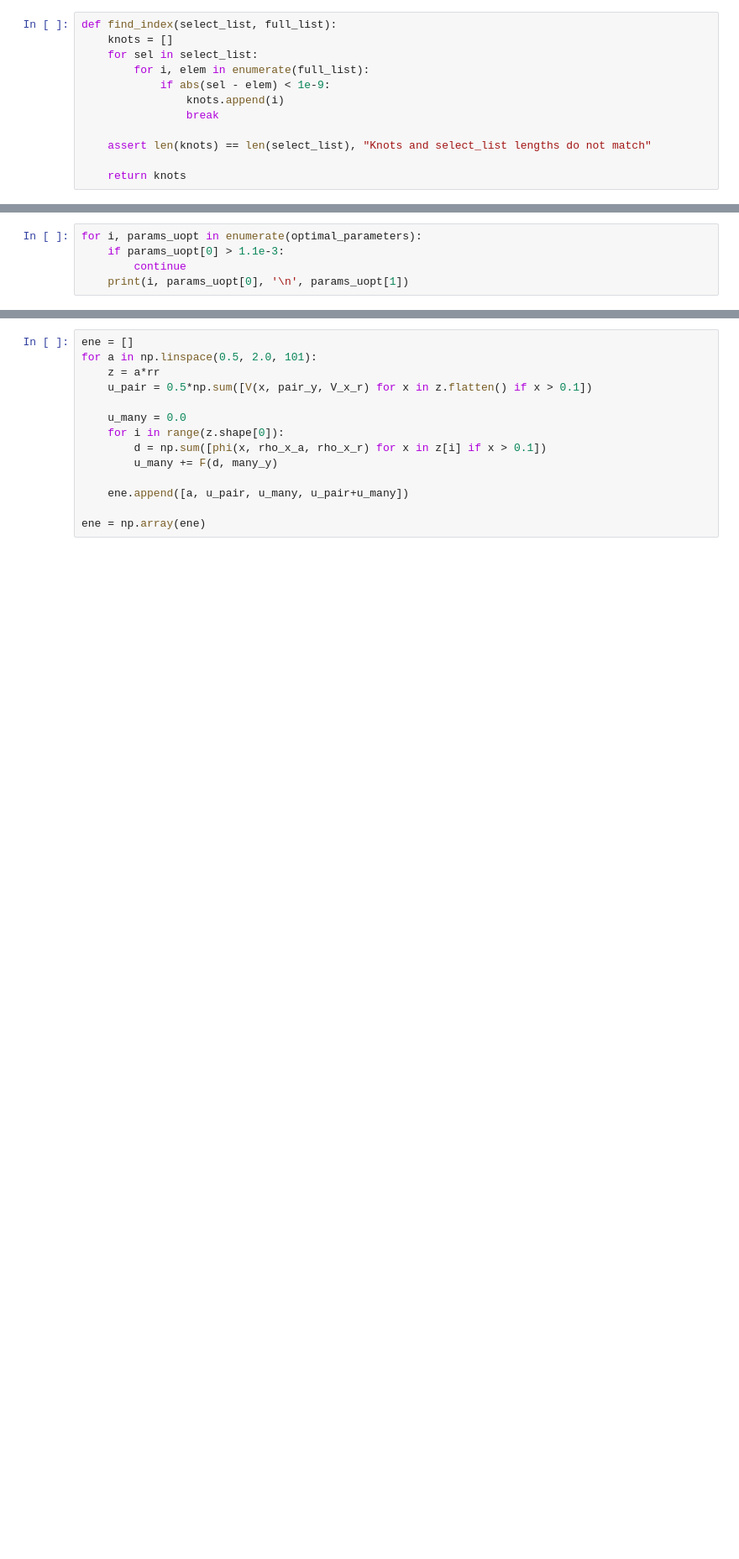
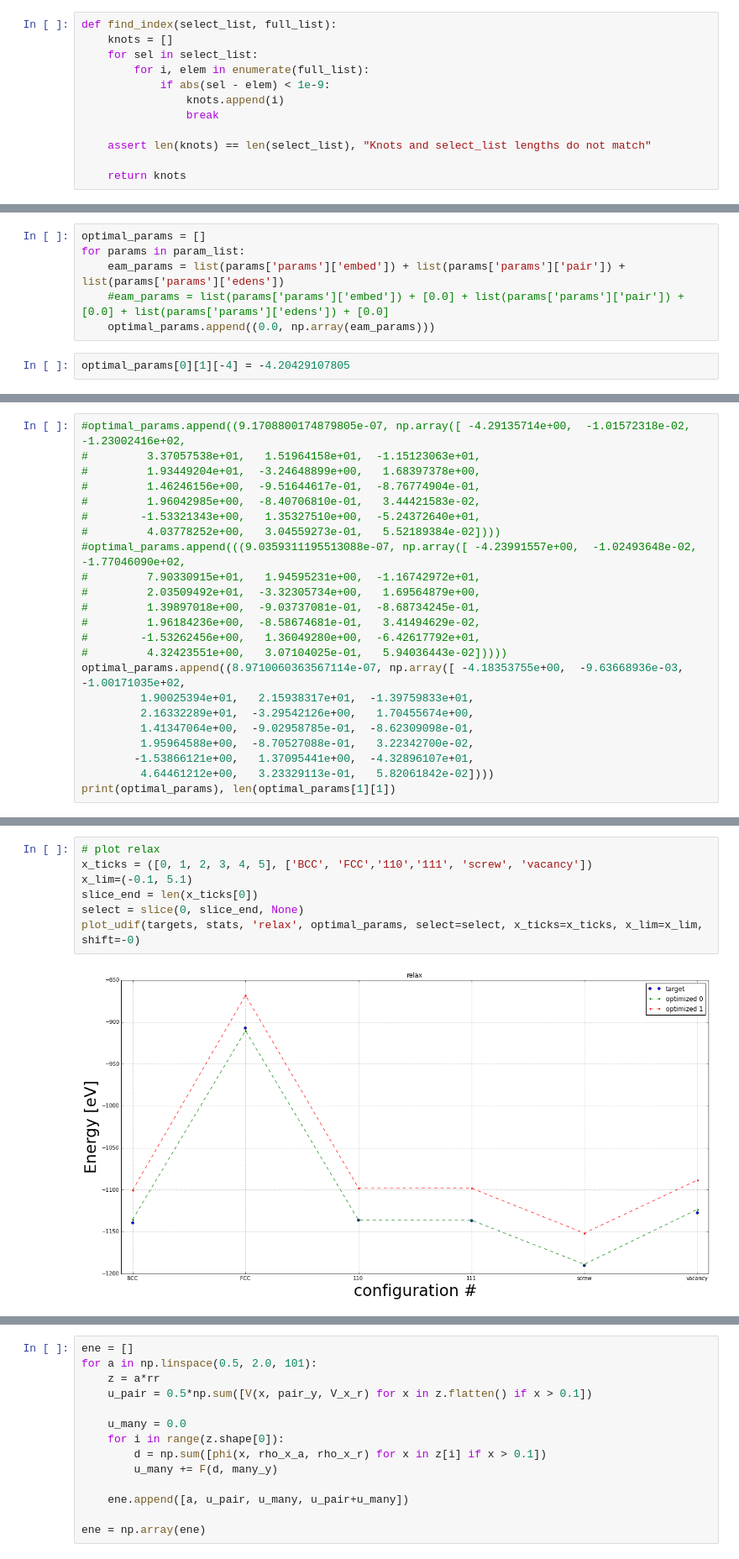
Before and after one commit to vlcekl/eam-models, a Jupyter notebook: notebooks/inspect_and_save.ipynb, the cells around one changed output, grey strips where cells are left out. Shown at 84% size. Cells and saved outputs as stored; diff of their text form; blank space fills up the shorter version.

```diff
--- a/notebooks/inspect_and_save.ipynb
+++ b/notebooks/inspect_and_save.ipynb
@@ -463,5 +90,0 @@ plt.legend(fontsize=30)
-# %%
-for i, params_uopt in enumerate(optimal_parameters):
-    if params_uopt[0] > 1.1e-3:
-        continue
-    print(i, params_uopt[0], '\n', params_uopt[1])
@@ -519,0 +91,8 @@ pair_y, many_y, V_x_r, rho_x_r
+# %%
+optimal_params = []
+for params in param_list:
+    eam_params = list(params['params']['embed']) + list(params['params']['pair']) + list(params['params']['edens'])
+    #eam_params = list(params['params']['embed']) + [0.0] + list(params['params']['pair']) + [0.0] + list(params['params']['edens']) + [0.0]
+    optimal_params.append((0.0, np.array(eam_params)))
+# %%
+optimal_params[0][1][-4] = -4.20429107805
@@ -519,0 +245,23 @@ pair_y, many_y, V_x_r, rho_x_r
+# %%
+#optimal_params.append((9.1708800174879805e-07, np.array([ -4.29135714e+00,  -1.01572318e-02,  -1.23002416e+02,
+#         3.37057538e+01,   1.51964158e+01,  -1.15123063e+01,
+#         1.93449204e+01,  -3.24648899e+00,   1.68397378e+00,
+#         1.46246156e+00,  -9.51644617e-01,  -8.76774904e-01,
+#         1.96042985e+00,  -8.40706810e-01,   3.44421583e-02,
+#        -1.53321343e+00,   1.35327510e+00,  -5.24372640e+01,
+#         4.03778252e+00,   3.04559273e-01,   5.52189384e-02])))
+#optimal_params.append(((9.0359311195513088e-07, np.array([ -4.23991557e+00,  -1.02493648e-02,  -1.77046090e+02,
+#         7.90330915e+01,   1.94595231e+00,  -1.16742972e+01,
+#         2.03509492e+01,  -3.32305734e+00,   1.69564879e+00,
+#         1.39897018e+00,  -9.03737081e-01,  -8.68734245e-01,
+#         1.96184236e+00,  -8.58674681e-01,   3.41494629e-02,
+#        -1.53262456e+00,   1.36049280e+00,  -6.42617792e+01,
+#         4.32423551e+00,   3.07104025e-01,   5.94036443e-02]))))
+optimal_params.append((8.9710060363567114e-07, np.array([ -4.18353755e+00,  -9.63668936e-03,  -1.00171035e+02,
+         1.90025394e+01,   2.15938317e+01,  -1.39759833e+01,
+         2.16332289e+01,  -3.29542126e+00,   1.70455674e+00,
+         1.41347064e+00,  -9.02958785e-01,  -8.62309098e-01,
+         1.95964588e+00,  -8.70527088e-01,   3.22342700e-02,
+        -1.53866121e+00,   1.37095441e+00,  -4.32896107e+01,
+         4.64461212e+00,   3.23329113e-01,   5.82061842e-02])))
+print(optimal_params), len(optimal_params[1][1])
@@ -519,0 +323,9 @@ pair_y, many_y, V_x_r, rho_x_r
+# %%
+# plot relax
+x_ticks = ([0, 1, 2, 3, 4, 5], ['BCC', 'FCC','110','111', 'screw', 'vacancy'])
+x_lim=(-0.1, 5.1)
+slice_end = len(x_ticks[0])
+select = slice(0, slice_end, None)
+plot_udif(targets, stats, 'relax', optimal_params, select=select, x_ticks=x_ticks, x_lim=x_lim, shift=-0)
+# %% [output]
+[figure, added]
```
Also changed, not shown: parts of 62 cells of this notebook, 43 other files.
